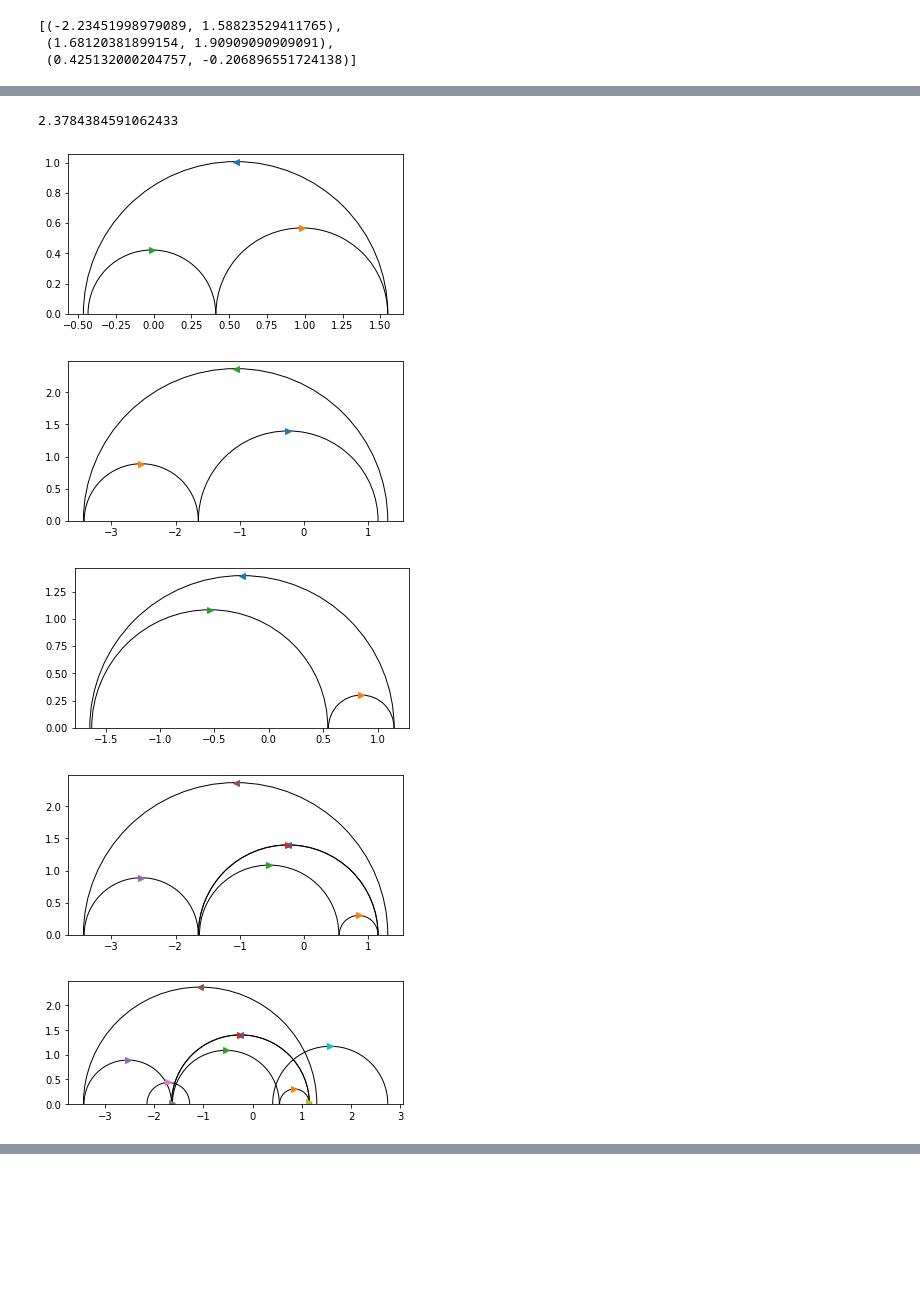
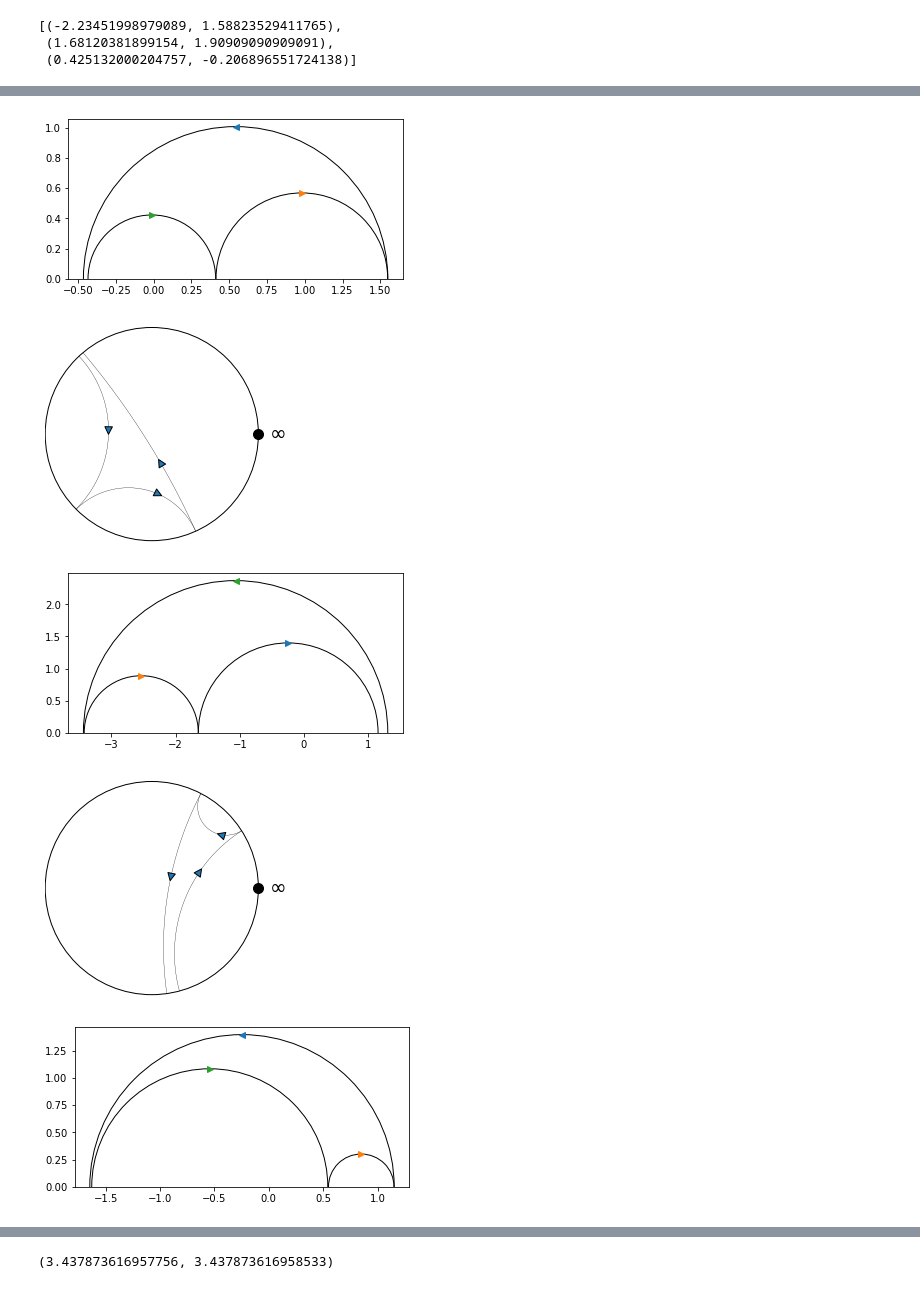
Before and after one commit to BrookeOgrodnik/REU, a Jupyter notebook: Circles-CopyExamples.ipynb, the cells around one changed output, grey strips where cells are left out. Saved outputs shown, nothing was run; the diff lists cells and outputs as text; code cells hidden in the pictures; blank space fills up the shorter version.

```diff
--- a/Circles-CopyExamples.ipynb
+++ b/Circles-CopyExamples.ipynb
@@ -23,8 +29,8 @@ def getOrtho(circ1,circ2, N):
     r3 = sqrt(h**2+2*x1*h+c1)
     return (r3, x3)
 # %%
-def getShear(pants1,pants2, gamma, N = True):
-    circlesList, pbar,p = pantsShear(pants1,pants2,gamma,N)
+def getShear(pants1,pants2, gamma, N = True,s = 5):
+    circlesList, pbar,p = pantsShear(pants1,pants2,gamma,N,s)
     circ1 = getOrtho((abs(circlesList[2][0]),circlesList[2][1]),(abs(circlesList[3][0]),circlesList[3][1]),N)
     circ2 = getOrtho((abs(circlesList[3][0]),circlesList[3][1]),(abs(circlesList[4][0]),circlesList[4][1]),N)
     circ3 = getOrtho((abs(circlesList[0][0]),circlesList[0][1]),(abs(circlesList[1][0]),circlesList[1][1]),N)
@@ -43,7 +49,8 @@ def getShear(pants1,pants2, gamma, N = True):
         sign_1 = -1
     if intIsIn(toInterval(circ3), toInterval(circ4)):
         sign_2 = -1
-    radiusCenterPlotter(circlesList+[circ1,circ2]+[circ3,circ4])
+    radiusCenterPlotter(circlesList+[circ1,circ2]+[circ3,circ4],s)
+    radiusCenterPlotter2(circlesList+[circ1,circ2]+[circ3,circ4],s)
     return (-1*sign_1*getDist(circ1,circ2,N), sign_2*getDist(circ3,circ4,N))
 # %%
 def toInterval(circ):
@@ -603,14 +698,8 @@ print((t2-t1)/(t1-t0))
 # %%
-t0 = time.time()
 getShear(([1,1,1,1,1,1,0,1,0], [0,1,1,1,1], [1,0,1,0,1,1]),([0,0,1,1,1],[1,0,1,1,1,1,0,1,0,0],[1,0,0,1,1]),[1,1,1,4,1,1,6,2])
-t1 = time.time()
-getShear(([1,1,1,1,1,1,0,1,0], [0,1,1,1,1], [1,0,1,0,1,1]),([0,0,1,1,1],[1,0,1,1,1,1,0,1,0,0],[1,0,0,1,1]),[1,1,1,4,1,1,6,2],False)
-t2 = time.time()
-print((t2-t1)/(t1-t0))
 # %% [output]
-2.3784384591062433
 [figure]
-[figure, old version]
+[figure, new version]
-[figure, old version]
+[figure, new version]
-[figure, old version]
+[figure, new version]
-[figure, old version]
+[figure, new version]
@@ -622 +711,2 @@ print((t2-t1)/(t1-t0))
+(3.437873616957756, 3.437873616958533)
 # %%
```
Also changed, not shown: parts of 20 cells of this notebook.
